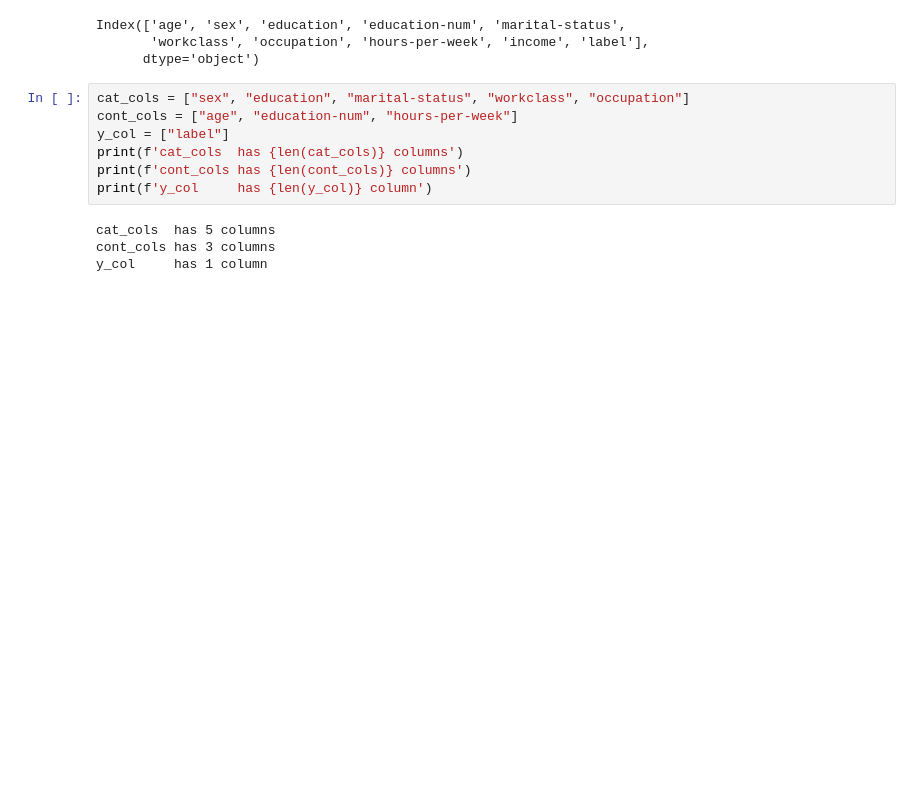
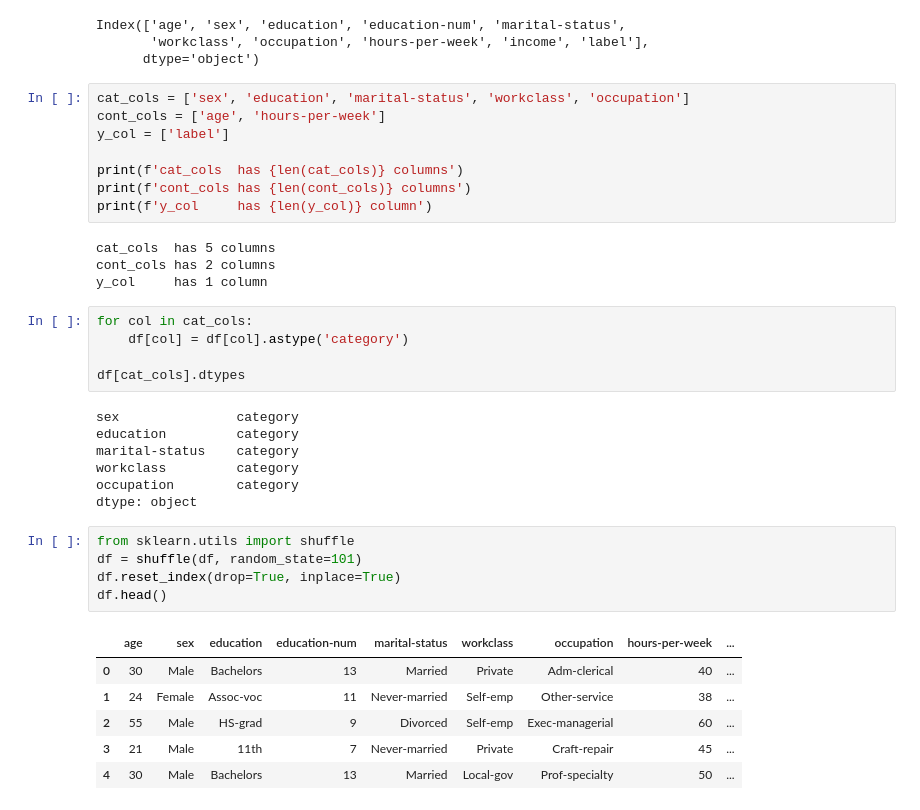
Before and after one commit to pirateharishs/census-income-prediction, a Jupyter notebook: workshop1.ipynb, the cells around one changed output. Saved outputs shown, nothing was run; the diff lists cells and outputs as text; blank space fills up the shorter version.

```diff
--- a/workshop1.ipynb
+++ b/workshop1.ipynb
@@ -39,13 +48,38 @@ Index(['age', 'sex', 'education', 'education-num', 'marital-status',
        'workclass', 'occupation', 'hours-per-week', 'income', 'label'],
       dtype='object')
 # %%
-cat_cols = ["sex", "education", "marital-status", "workclass", "occupation"]
-cont_cols = ["age", "education-num", "hours-per-week"]
-y_col = ["label"]
+cat_cols = ['sex', 'education', 'marital-status', 'workclass', 'occupation']
+cont_cols = ['age', 'hours-per-week']
+y_col = ['label']
+
 print(f'cat_cols  has {len(cat_cols)} columns')
 print(f'cont_cols has {len(cont_cols)} columns')
 print(f'y_col     has {len(y_col)} column')
 # %% [output]
 cat_cols  has 5 columns
-cont_cols has 3 columns
+cont_cols has 2 columns
 y_col     has 1 column
+# %%
+for col in cat_cols:
+    df[col] = df[col].astype('category')
+
+df[cat_cols].dtypes
+# %% [output]
+sex               category
+education         category
+marital-status    category
+workclass         category
+occupation        category
+dtype: object
+# %%
+from sklearn.utils import shuffle
+df = shuffle(df, random_state=101)
+df.reset_index(drop=True, inplace=True)
+df.head()
+# %% [output]
+|  | age | sex | education | education-num | marital-status | workclass | occupation | hours-per-week | ... |
+| 0 | 30 | Male | Bachelors | 13 | Married | Private | Adm-clerical | 40 | ... |
+| 1 | 24 | Female | Assoc-voc | 11 | Never-married | Self-emp | Other-service | 38 | ... |
+| 2 | 55 | Male | HS-grad | 9 | Divorced | Self-emp | Exec-managerial | 60 | ... |
+| 3 | 21 | Male | 11th | 7 | Never-married | Private | Craft-repair | 45 | ... |
+| 4 | 30 | Male | Bachelors | 13 | Married | Local-gov | Prof-specialty | 50 | ... |
```
Also changed, not shown: parts of 19 cells of this notebook.
